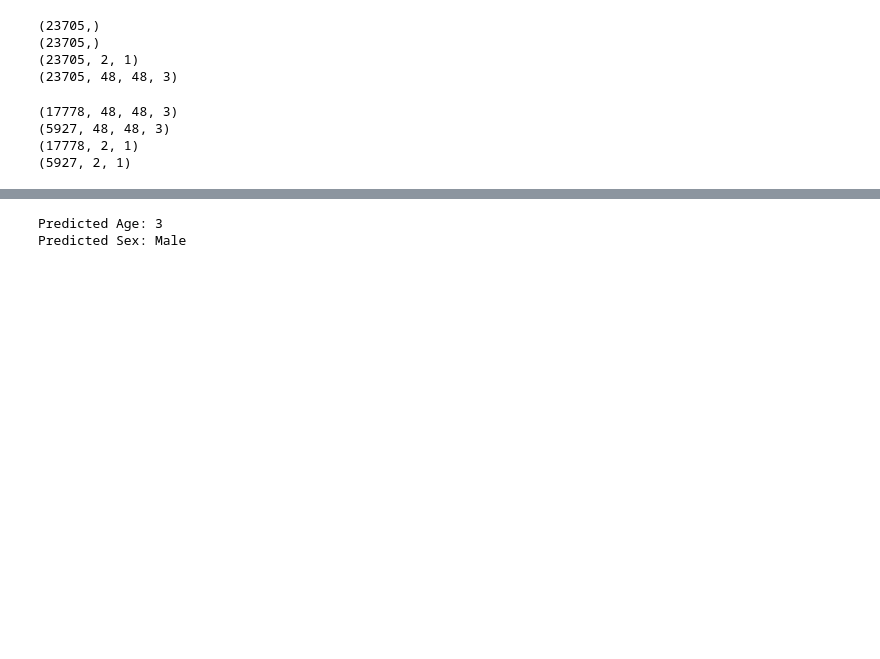
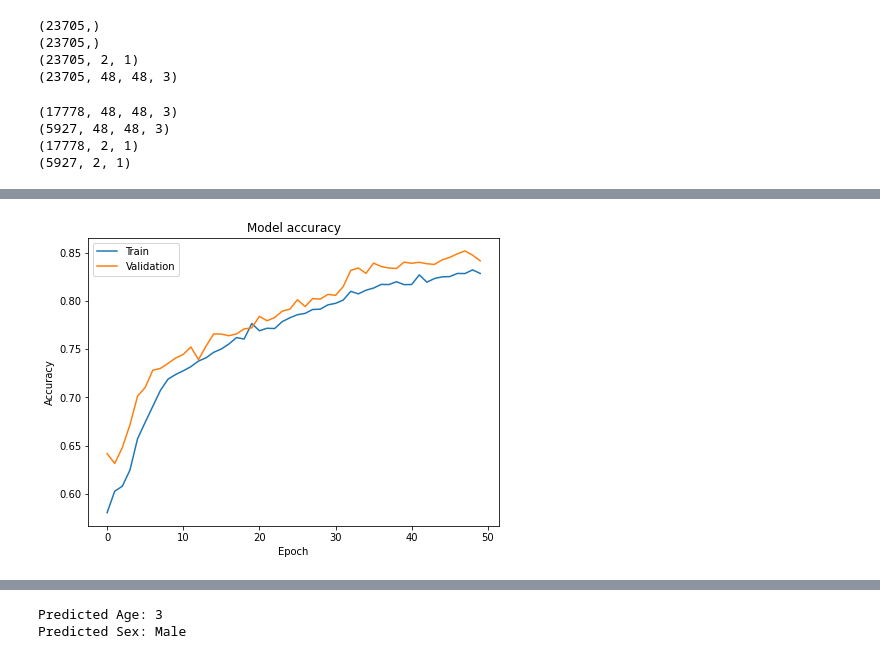
Before and after one commit to reeteshsudhakar/utk-image-classifier, a Jupyter notebook: utk-image-classification.ipynb, the cells around one changed output, grey strips where cells are left out. Saved outputs shown, nothing was run; the diff lists cells and outputs as text; code cells hidden in the pictures; blank space fills up the shorter version.

```diff
--- a/utk-image-classification.ipynb
+++ b/utk-image-classification.ipynb
@@ -396,0 +417,11 @@ array([[19.29078 ],
+# %%
+plt.plot(History.history['sex_out_accuracy'])
+plt.plot(History.history['val_sex_out_accuracy'])
+plt.title('Model accuracy')
+plt.ylabel('Accuracy')
+plt.xlabel('Epoch')
+plt.legend(['Train', 'Validation'], loc='upper left')
+plt.subplots_adjust(top=1.00, bottom=0.0, left=0.0, right=0.95, hspace=0.25,
+                        wspace=0.35)
+# %% [output]
+[figure, added]
```
Also changed, not shown: parts of 10 cells of this notebook, 1 other file.
